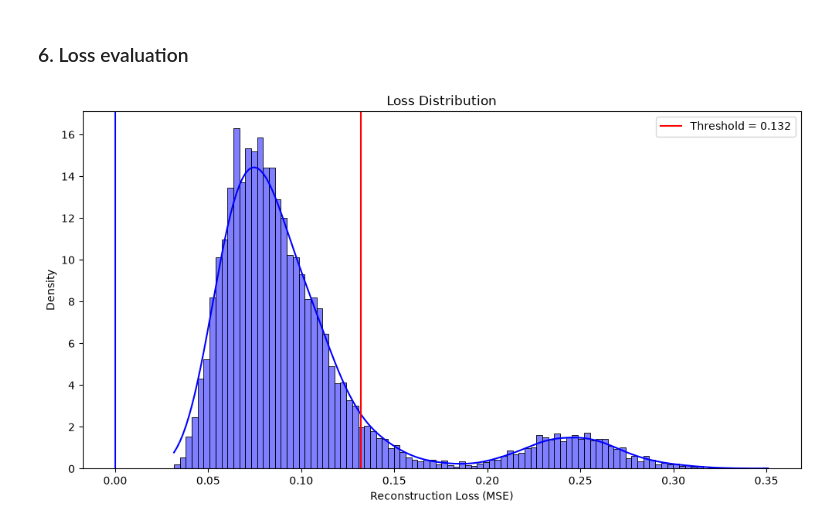
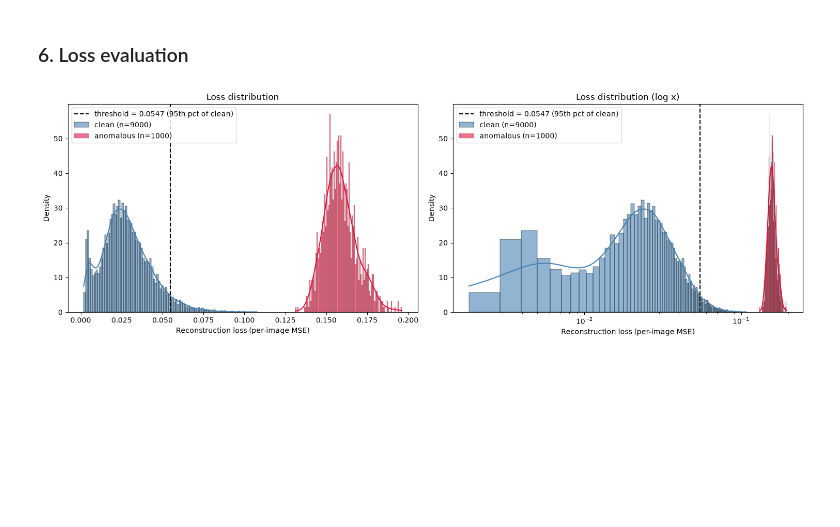
Before and after one commit to AidanShim/SCARAB, a Jupyter notebook: tutorial/MNIST/mnist_anomaly_detection.ipynb, the cells around one changed output. Drawn from its saved outputs; the diff is of its cells as text; code cells hidden in the pictures; blank space fills up the shorter version.

```diff
--- a/tutorial/MNIST/mnist_anomaly_detection.ipynb
+++ b/tutorial/MNIST/mnist_anomaly_detection.ipynb
@@ -206,5 +224,12 @@ Epoch Complete in 0:00:22.893943
 # %%
-_, ax = plt.subplots(1,1,figsize=(10,5))
-ax.set_title('Loss')
-ax.plot(metrics['train_loss'])
+_, ax = plt.subplots(1, 1, figsize=(10, 5))
+ax.set_title('Training loss (reconstruction MSE on clean digits)')
+ax.plot(range(1, epochs + 1), metrics['train_loss'], marker='o')
+ax.set_xlabel('Epoch')
+ax.set_ylabel('Per-pixel MSE')
+ax.set_yscale('log')   # log scale: most of the improvement is in the first few epochs
+ax.grid(alpha=0.3)
+plt.show()
+
+print(f"first epoch: {metrics['train_loss'][0]:.5f}   final epoch: {metrics['train_loss'][-1]:.5f}")
 # %% [output]
@@ -215,26 +355,45 @@ ax.plot(metrics['train_loss'])
 # %%
 model.eval()
 
 with torch.no_grad():
     pixel_data = an_test.drop(columns=[c for c in ['label', 'loss'] if c in an_test.columns])
     test_tensor = torch.tensor(pixel_data.values, dtype=torch.float32).to(device)
     reconstructed = model(test_tensor)
+    # mean over pixels (dim=1) but NOT over images -> one anomaly score per image
     loss_dist = ((test_tensor - reconstructed) ** 2).mean(dim=1).cpu().numpy()
 
-# 95th percentile of clean losses as the threshold
-clean_mask = an_test['label'].values == 0
-upper_threshold = float(np.percentile(loss_dist[clean_mask], 95))
-lower_threshold = 0.0
+labels = an_test['label'].values
+clean_losses = loss_dist[labels == 0]
+anom_losses = loss_dist[labels == 1]
 
-plt.figure(figsize=(12, 6))
-plt.title('Loss Distribution')
-sns.histplot(loss_dist, bins=100, kde=True, color='blue', stat='density')
-plt.axvline(upper_threshold, color='r', label=f'Threshold = {upper_threshold:.3f}')
-plt.axvline(lower_threshold, color='b')
-plt.xlabel('Reconstruction Loss (MSE)')
-plt.legend()
+# 95th percentile of the CLEAN losses -> a 5% false-positive rate by construction.
+# In a real search you would set this from simulation/sideband data, never from
+# the anomalies themselves, which you are not supposed to have labels for.
+upper_threshold = float(np.percentile(clean_losses, 95))
+
+fig, axes = plt.subplots(1, 2, figsize=(15, 5))
+
+for ax, logx in zip(axes, [False, True]):
+    sns.histplot(clean_losses, bins=100, stat='density', color='steelblue',
+                 label=f'clean (n={len(clean_losses)})', kde=True, ax=ax, alpha=0.6)
+    sns.histplot(anom_losses, bins=100, stat='density', color='crimson',
+                 label=f'anomalous (n={len(anom_losses)})', kde=True, ax=ax, alpha=0.6)
+    ax.axvline(upper_threshold, color='k', ls='--',
+               label=f'threshold = {upper_threshold:.4f} (95th pct of clean)')
+    ax.set_xlabel('Reconstruction loss (per-image MSE)')
+    ax.legend()
+    if logx:
+        ax.set_xscale('log')
+        ax.set_title('Loss distribution (log x)')
+    else:
+        ax.set_title('Loss distribution')
+
+plt.tight_layout()
 plt.show()
 
-print(f'Threshold: {upper_threshold:.4f}')
+print(f'Threshold                : {upper_threshold:.4f}')
+print(f'Clean      loss: median {np.median(clean_losses):.4f}   mean {clean_losses.mean():.4f}')
+print(f'Anomalous  loss: median {np.median(anom_losses):.4f}   mean {anom_losses.mean():.4f}')
+print(f'Separation (median ratio): {np.median(anom_losses) / np.median(clean_losses):.1f}x')
 # %% [output]
-[figure, old version]
+[figure, new version]
```
Also changed, not shown: parts of 13 cells of this notebook, 6 other files.
